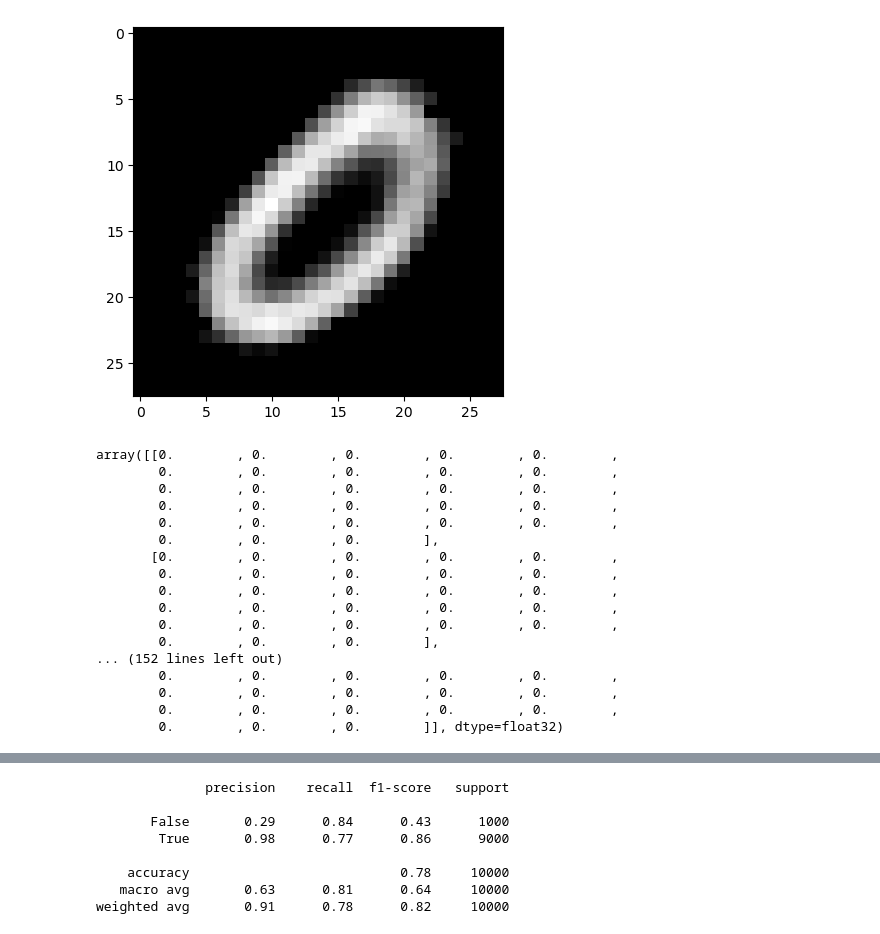
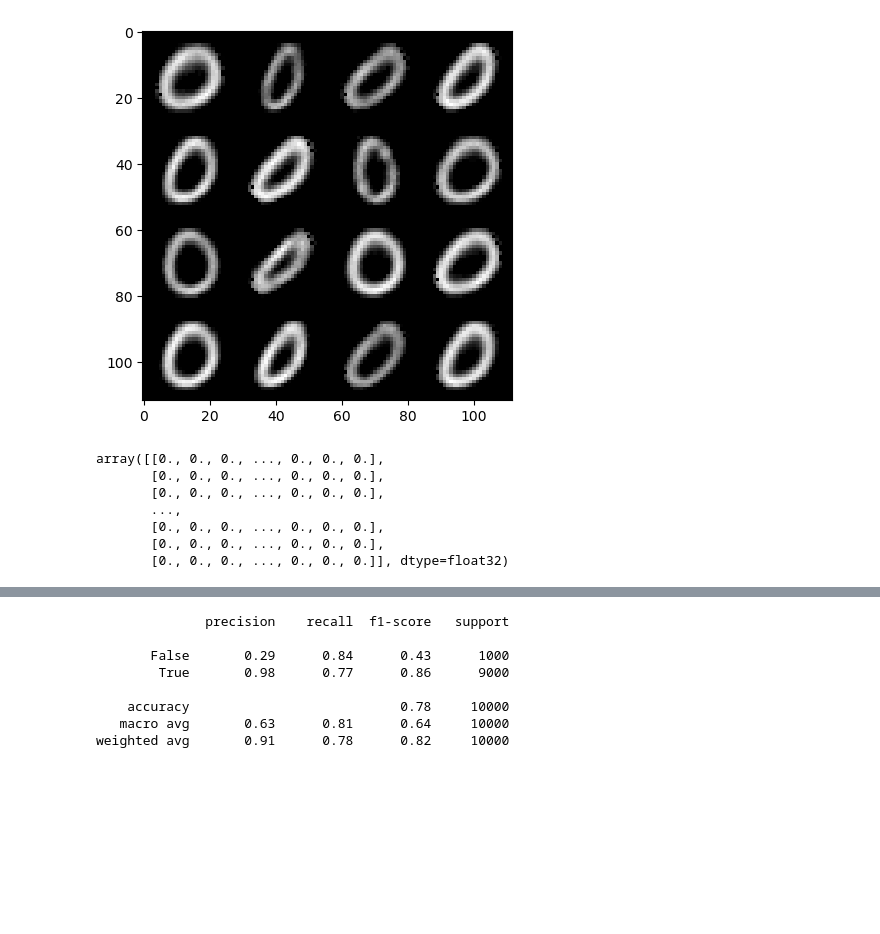
Before and after one commit to Cyr-CK/VAE, a Jupyter notebook: notebooks/VAE.ipynb, the cells around one changed output, grey strips where cells are left out. Saved outputs shown, nothing was run; the diff lists cells and outputs as text; code cells hidden in the pictures; blank space fills up the shorter version.

```diff
--- a/notebooks/VAE.ipynb
+++ b/notebooks/VAE.ipynb
@@ -80,23 +79,13 @@ Epoch 9 | étape 3500 | loss = 17.21780014038086 ~ mse = 14.465734481811523. kl
 # %%
-model.img_gen(key, params, n_classes=num_classes, img_class=0, h=1, w=1)
+model.img_gen(key, params, n_classes=num_classes, img_class=0, h=4, w=4)
 # %% [output]
-[figure, old version]
+[figure, new version]
-array([[0.        , 0.        , 0.        , 0.        , 0.        ,
-        0.        , 0.        , 0.        , 0.        , 0.        ,
-        0.        , 0.        , 0.        , 0.        , 0.        ,
-        0.        , 0.        , 0.        , 0.        , 0.        ,
-        0.        , 0.        , 0.        , 0.        , 0.        ,
-        0.        , 0.        , 0.        ],
-       [0.        , 0.        , 0.        , 0.        , 0.        ,
-        0.        , 0.        , 0.        , 0.        , 0.        ,
-        0.        , 0.        , 0.        , 0.        , 0.        ,
-        0.        , 0.        , 0.        , 0.        , 0.        ,
-        0.        , 0.        , 0.        , 0.        , 0.        ,
-        0.        , 0.        , 0.        ],
-... (152 lines left out)
-        0.        , 0.        , 0.        , 0.        , 0.        ,
-        0.        , 0.        , 0.        , 0.        , 0.        ,
-        0.        , 0.        , 0.        , 0.        , 0.        ,
-        0.        , 0.        , 0.        ]], dtype=float32)
+array([[0., 0., 0., ..., 0., 0., 0.],
+       [0., 0., 0., ..., 0., 0., 0.],
+       [0., 0., 0., ..., 0., 0., 0.],
+       ...,
+       [0., 0., 0., ..., 0., 0., 0.],
+       [0., 0., 0., ..., 0., 0., 0.],
+       [0., 0., 0., ..., 0., 0., 0.]], dtype=float32)
 # %%
 test_dataset = MNIST('data', train = False, transform=T.ToTensor(), download=True)
```
Also changed, not shown: parts of 7 cells of this notebook.
